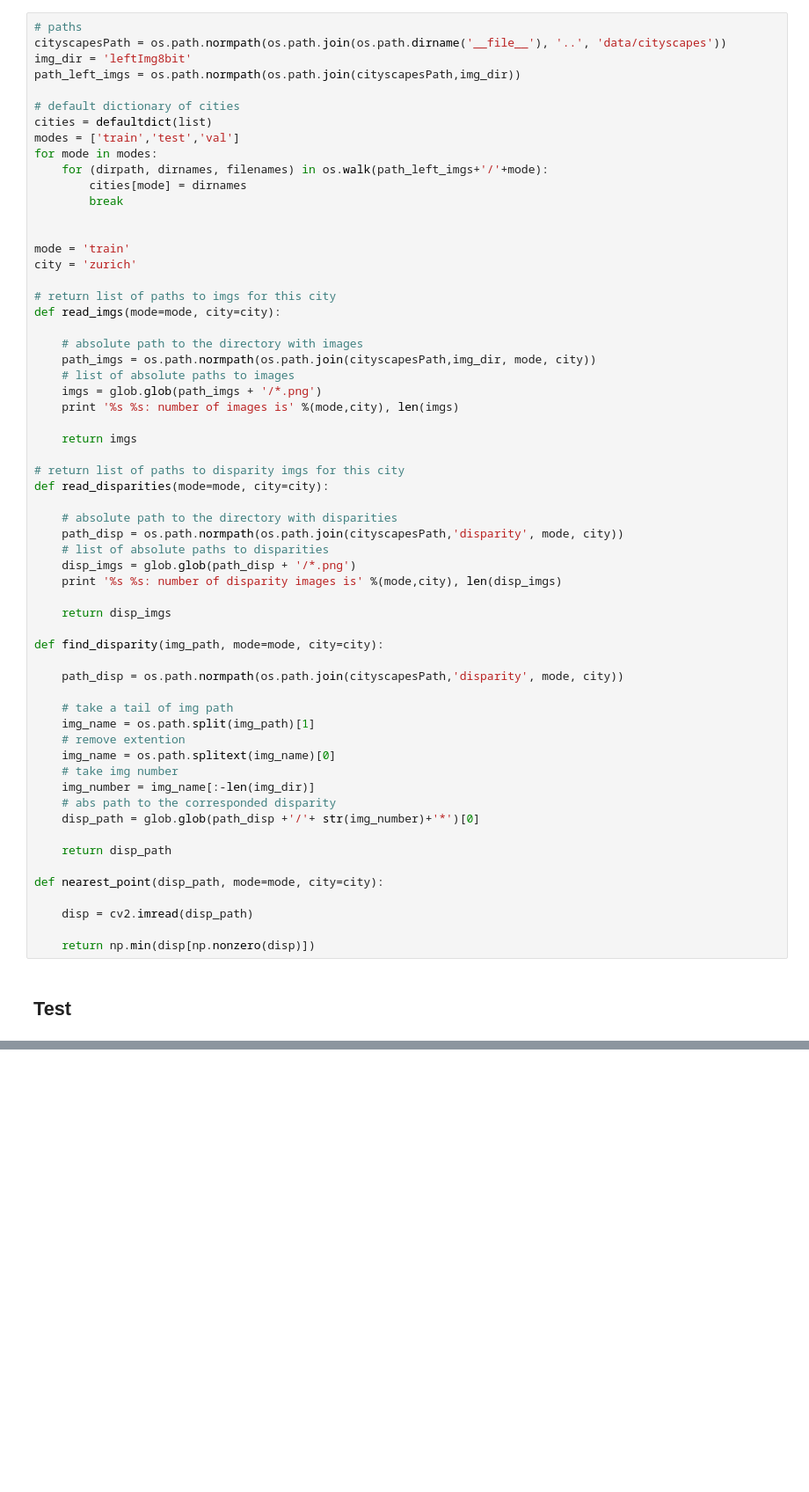
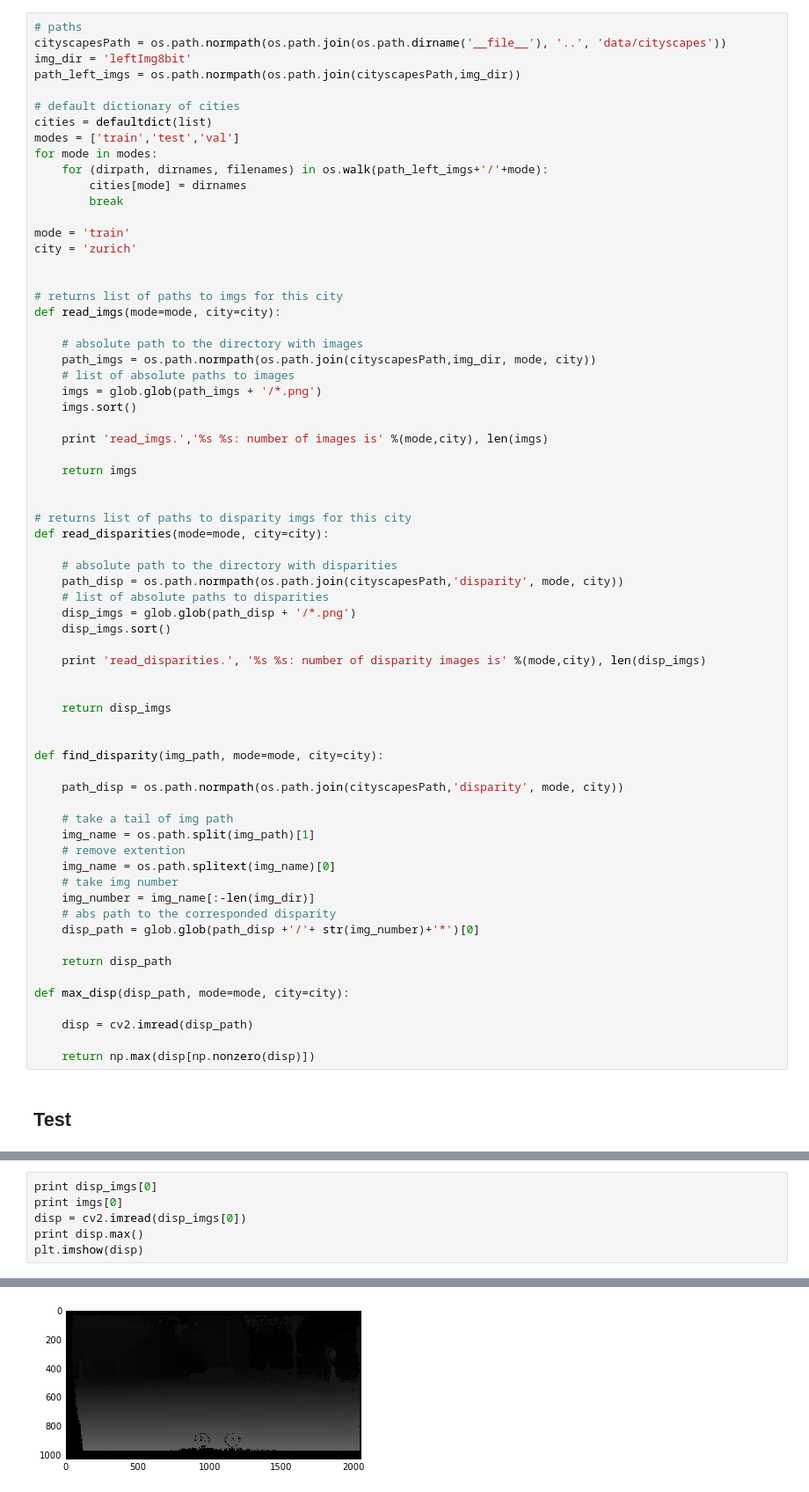
Before and after one commit to Avidereta/dl_project, a Jupyter notebook: preprocess_cityscapes.ipynb, the cells around one changed output, grey strips where cells are left out. Shown: that part at 88% size. Saved outputs shown, nothing was run; the diff lists cells and outputs as text; blank space fills up the shorter version.

Commit message:
FIX: sort paths to imgs and disparities

```diff
--- a/preprocess_cityscapes.ipynb
+++ b/preprocess_cityscapes.ipynb
@@ -37,31 +40,38 @@ for mode in modes:
         cities[mode] = dirnames
         break
 
-
 mode = 'train'
 city = 'zurich'
 
-# return list of paths to imgs for this city
+
+# returns list of paths to imgs for this city
 def read_imgs(mode=mode, city=city):
 
     # absolute path to the directory with images
     path_imgs = os.path.normpath(os.path.join(cityscapesPath,img_dir, mode, city))
     # list of absolute paths to images
     imgs = glob.glob(path_imgs + '/*.png')
-    print '%s %s: number of images is' %(mode,city), len(imgs)
+    imgs.sort()
+
+    print 'read_imgs.','%s %s: number of images is' %(mode,city), len(imgs)
 
     return imgs
 
-# return list of paths to disparity imgs for this city
+
+# returns list of paths to disparity imgs for this city
 def read_disparities(mode=mode, city=city):
 
     # absolute path to the directory with disparities
     path_disp = os.path.normpath(os.path.join(cityscapesPath,'disparity', mode, city))
     # list of absolute paths to disparities
     disp_imgs = glob.glob(path_disp + '/*.png')
-    print '%s %s: number of disparity images is' %(mode,city), len(disp_imgs)
+    disp_imgs.sort()
+
+    print 'read_disparities.', '%s %s: number of disparity images is' %(mode,city), len(disp_imgs)
+
 
     return disp_imgs
+
 
 def find_disparity(img_path, mode=mode, city=city):
 
@@ -78,11 +88,11 @@ def find_disparity(img_path, mode=mode, city=city):
 
     return disp_path
 
-def nearest_point(disp_path, mode=mode, city=city):
+def max_disp(disp_path, mode=mode, city=city):
 
     disp = cv2.imread(disp_path)
 
-    return np.min(disp[np.nonzero(disp)])
+    return np.max(disp[np.nonzero(disp)])
 # %% [markdown]
 ## Test
 # %%
@@ -102,0 +118,7 @@ zurich_000111_000019_
+# %%
+print disp_imgs[0]
+print imgs[0]
+disp = cv2.imread(disp_imgs[0])
+print disp.max()
+plt.imshow(disp)
+# %% [output]
@@ -102,0 +129 @@ zurich_000111_000019_
+[figure, added]
```
Also changed, not shown: parts of 7 cells of this notebook.
